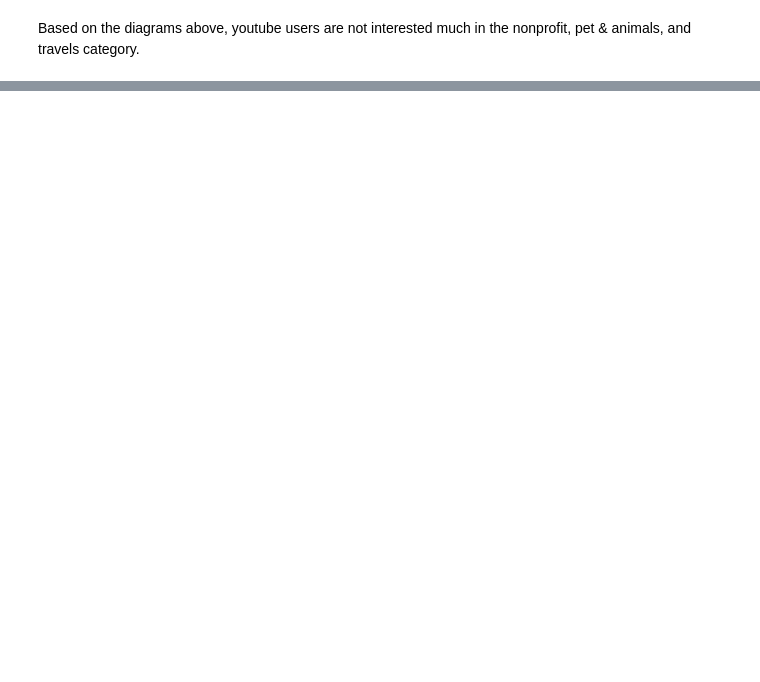
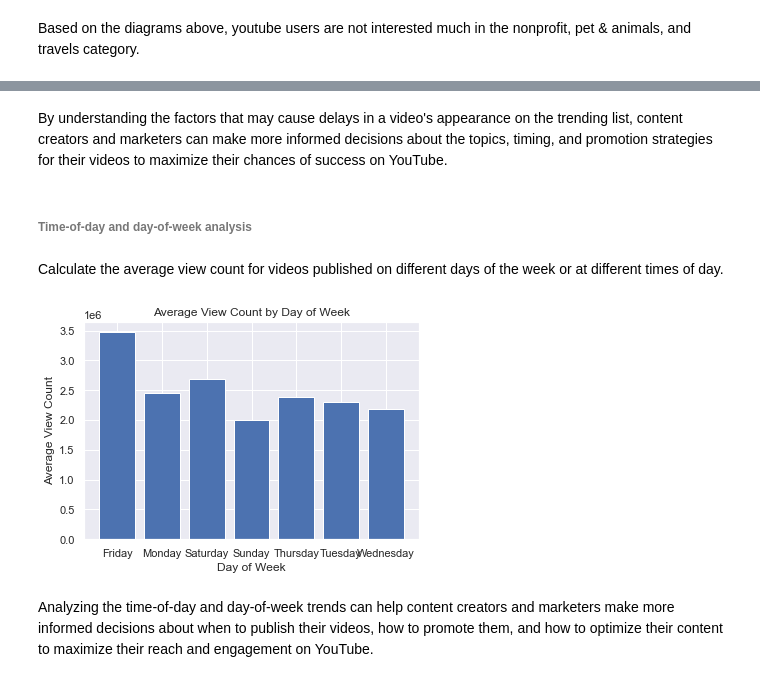
Before and after one commit to amira-bendjama/Youtube-Trending-Page-Analysis, a Jupyter notebook: project_scooping.ipynb, the cells around one changed output, grey strips where cells are left out. Drawn from its saved outputs; the diff is of its cells as text; code cells hidden in the pictures; blank space fills up the shorter version.

```diff
--- a/project_scooping.ipynb
+++ b/project_scooping.ipynb
@@ -383,0 +397,16 @@ Based on the diagrams above, youtube users are not interested much in the nonpro
+# %%
+# Create a new column for time lag between publishing and trending
+trending_youtube['time_lag'] = (trending_youtube['trending_date'] - trending_youtube['publishedAt']).dt.days
+
+# Plot time lag distribution
+plt.hist(trending_youtube['time_lag'], bins=30)
+plt.title('Time Lag Distribution')
+plt.xlabel('Days')
+plt.ylabel('Frequency')
+plt.show()
+
+# Identify factors that may cause delays
+delay_factors = ['channelId', 'categoryId', 'tags']
+for factor in delay_factors:
+    print('\nFactor:', factor)
+    print(trending_youtube.groupby(factor)['time_lag'].mean().sort_values(ascending=False).head(10))
@@ -383,0 +432,22 @@ Based on the diagrams above, youtube users are not interested much in the nonpro
+# %% [markdown]
+By understanding the factors that may cause delays in a video's appearance on the trending list, content creators and marketers can make more informed decisions about the topics, timing, and promotion strategies for their videos to maximize their chances of success on YouTube.
+# %% [markdown]
+###### Time-of-day and day-of-week analysis
+# %% [markdown]
+Calculate the average view count for videos published on different days of the week or at different times of day.
+# %%
+trending_youtube['hour'] = trending_youtube['publishedAt'].dt.hour
+trending_youtube['day_of_week'] = trending_youtube['publishedAt'].dt.day_name()
+# Group by day of week and calculate average view count
+daily_view_count = trending_youtube.groupby('day_of_week')['view_count'].mean()
+
+# Plot average view count by day of week
+plt.bar(daily_view_count.index, daily_view_count.values)
+plt.title('Average View Count by Day of Week')
+plt.xlabel('Day of Week')
+plt.ylabel('Average View Count')
+plt.show()
+# %% [output]
+[figure, added]
+# %% [markdown]
+Analyzing the time-of-day and day-of-week trends can help content creators and marketers make more informed decisions about when to publish their videos, how to promote them, and how to optimize their content to maximize their reach and engagement on YouTube.
```
Also changed, not shown: parts of 17 cells of this notebook, 1 other file.
